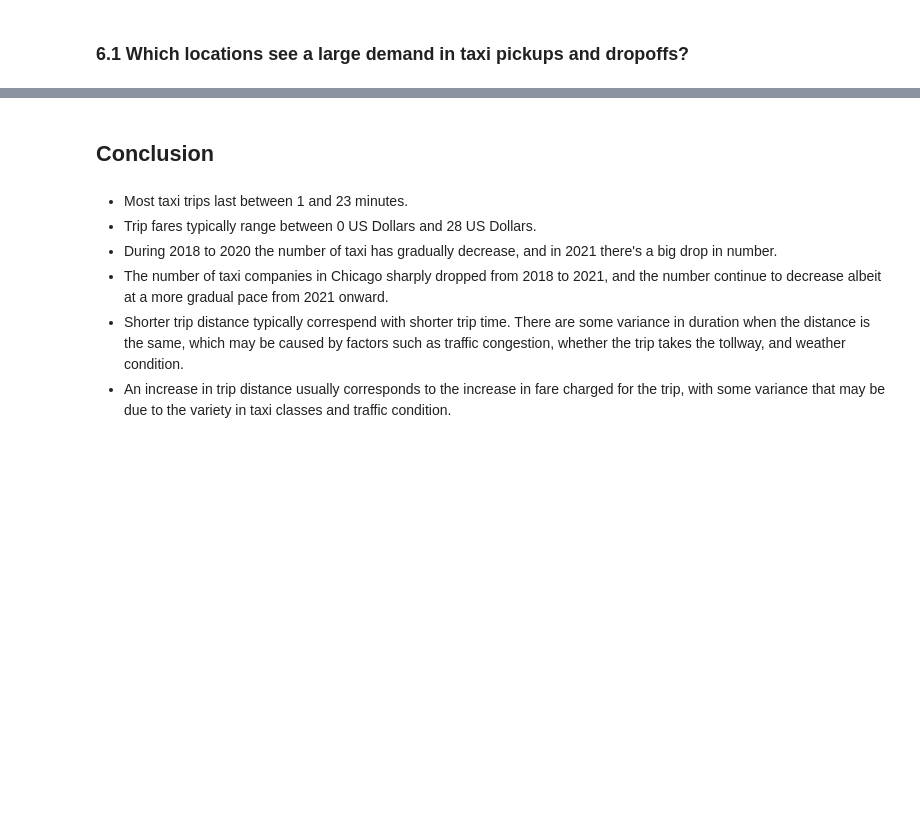
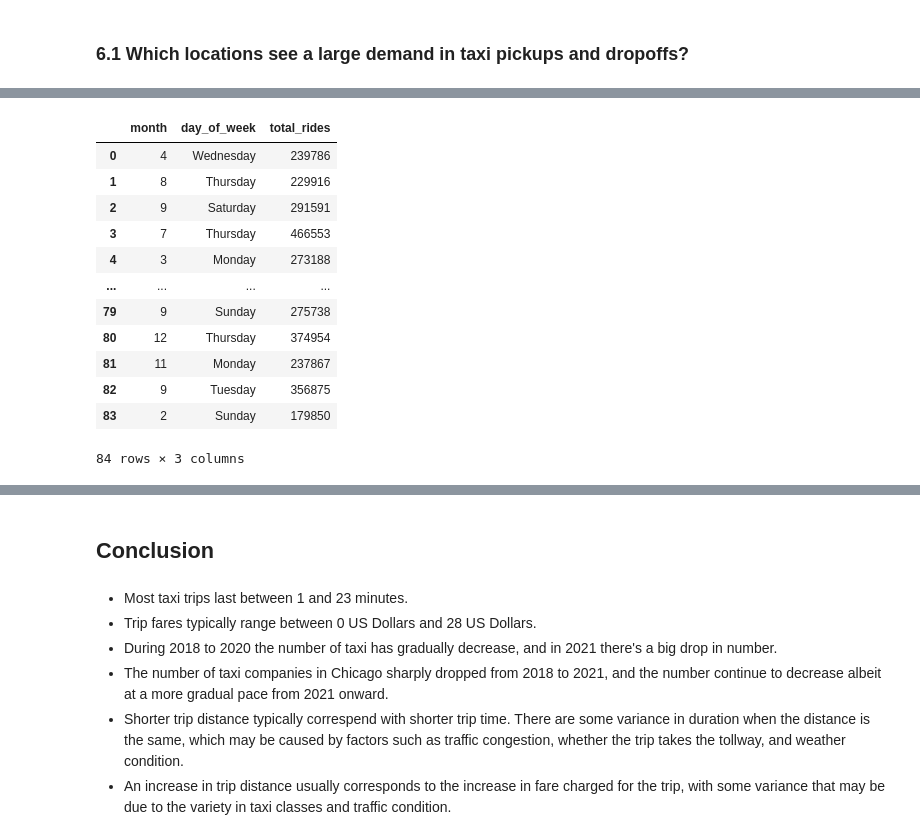
Before and after one commit to pp-monika/chicago-transportation-analysis, a Jupyter notebook: QST2-Analyzing-Transportation-Patterns-Using-Chicago-Taxi-Trip-and-Chicago-Rideshare-for-Urban-Planning-Insights-2.ipynb, the cells around one changed output, grey strips where cells are left out. Drawn from its saved outputs; the diff is of its cells as text; code cells hidden in the pictures; blank space fills up the shorter version.

```diff
--- a/QST2-Analyzing-Transportation-Patterns-Using-Chicago-Taxi-Trip-and-Chicago-Rideshare-for-Urban-Planning-Insights-2.ipynb
+++ b/QST2-Analyzing-Transportation-Patterns-Using-Chicago-Taxi-Trip-and-Chicago-Rideshare-for-Urban-Planning-Insights-2.ipynb
@@ -981,0 +840,18 @@ plt.show()
+# %%
+day_week_month_trips = time_trips.groupBy("month", "day_of_week").agg(count("*").alias("total_rides")).toPandas()
+# %%
+day_week_month_trips
+# %% [output]
+|  | month | day_of_week | total_rides |
+| 0 | 4 | Wednesday | 239786 |
+| 1 | 8 | Thursday | 229916 |
+| 2 | 9 | Saturday | 291591 |
+| 3 | 7 | Thursday | 466553 |
+| 4 | 3 | Monday | 273188 |
+| ... | ... | ... | ... |
+| 79 | 9 | Sunday | 275738 |
+| 80 | 12 | Thursday | 374954 |
+| 81 | 11 | Monday | 237867 |
+| 82 | 9 | Tuesday | 356875 |
+| 83 | 2 | Sunday | 179850 |
+84 rows × 3 columns
```
Also changed, not shown: parts of 64 cells of this notebook.
